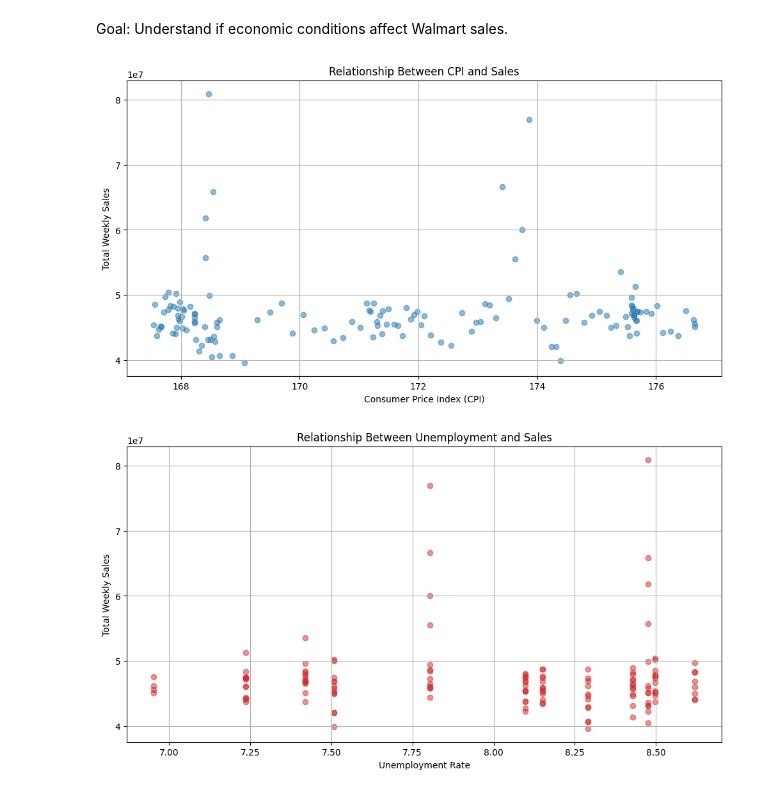
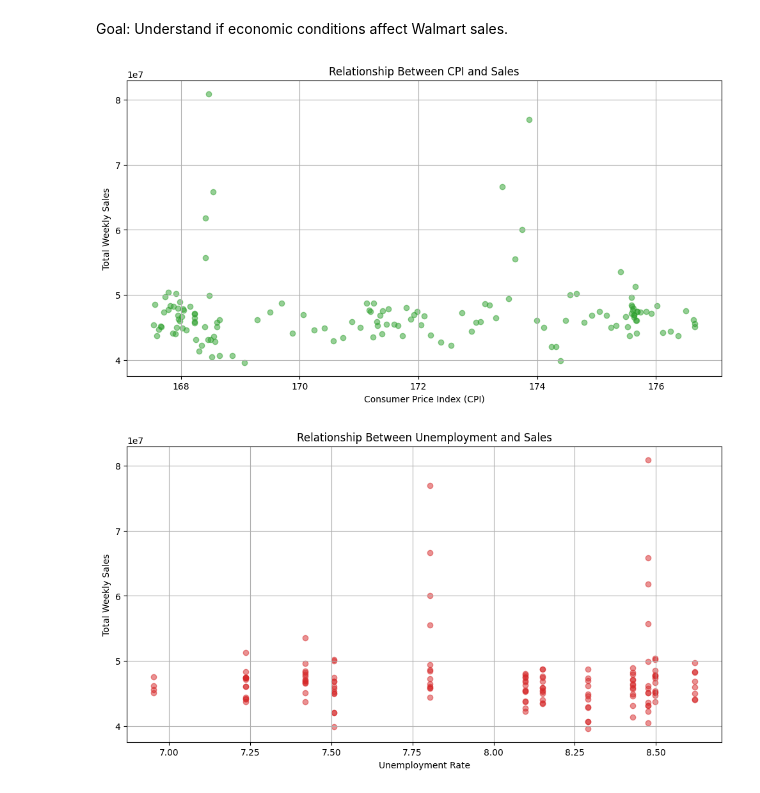
Before and after one commit to johnpospisil/walmart-sales, a Jupyter notebook: forecasting-walmart-sales.ipynb, the cells around one changed output. Drawn from its saved outputs; the diff is of its cells as text; code cells hidden in the pictures.

```diff
--- a/forecasting-walmart-sales.ipynb
+++ b/forecasting-walmart-sales.ipynb
@@ -655,26 +655,26 @@ Goal: Understand if economic conditions affect Walmart sales.
 # %%
 import matplotlib.pyplot as plt
 
 # Aggregate CPI to match sales data (average CPI per Date)
 cpi_avg = features.groupby('Date', as_index=False)['CPI'].mean()
 
 # Aggregate Weekly Sales to match CPI data (sum sales per Date)
 weekly_sales = train.groupby('Date', as_index=False)['Weekly_Sales'].sum()
 
 # Merge CPI and Sales so both have the same number of rows
 cpi_sales = pd.merge(cpi_avg, weekly_sales, on='Date')
 
 # Scatter plot
 plt.figure(figsize=(12,6))
-plt.scatter(cpi_sales['CPI'], cpi_sales['Weekly_Sales'], color='tab:blue', alpha=0.5)
+plt.scatter(cpi_sales['CPI'], cpi_sales['Weekly_Sales'], color='tab:green', alpha=0.5)
 plt.xlabel("Consumer Price Index (CPI)")
 plt.ylabel("Total Weekly Sales")
 plt.title("Relationship Between CPI and Sales")
 plt.grid(True)
 plt.savefig(f"Sales_vs_CPI.jpg", format="jpg", dpi=300)
 plt.show()
 # %% [output]
-[figure, old version]
+[figure, new version]
 # %%
 import matplotlib.pyplot as plt
 
```
Also changed, not shown: parts of 5 cells of this notebook.
